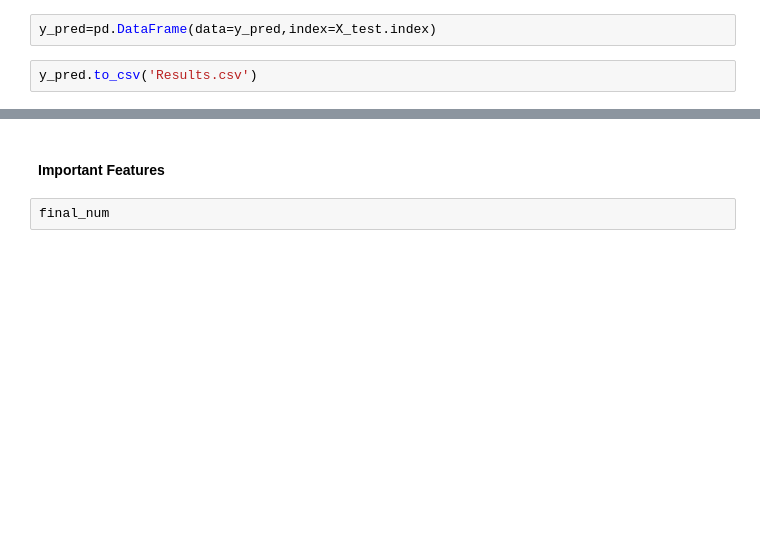
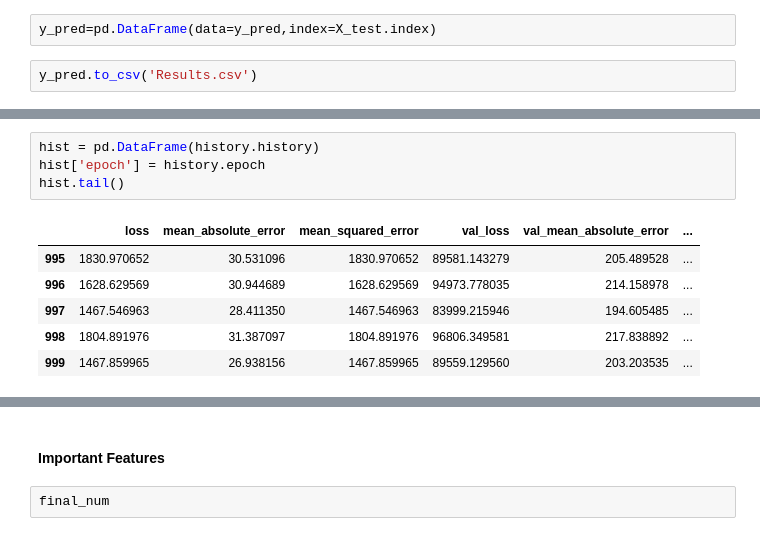
Before and after one commit to mohan-aditya05/credit_card_spend_regression, a Jupyter notebook: Credit Card Spend Prediction.ipynb, the cells around one changed output, grey strips where cells are left out. Drawn from its saved outputs; the diff is of its cells as text; blank space fills up the shorter version.

```diff
--- a/Credit Card Spend Prediction.ipynb
+++ b/Credit Card Spend Prediction.ipynb
@@ -886,0 +924,11 @@ y_pred.to_csv('Results.csv')
+# %%
+hist = pd.DataFrame(history.history)
+hist['epoch'] = history.epoch
+hist.tail()
+# %% [output]
+|  | loss | mean_absolute_error | mean_squared_error | val_loss | val_mean_absolute_error | ... |
+| 995 | 1830.970652 | 30.531096 | 1830.970652 | 89581.143279 | 205.489528 | ... |
+| 996 | 1628.629569 | 30.944689 | 1628.629569 | 94973.778035 | 214.158978 | ... |
+| 997 | 1467.546963 | 28.411350 | 1467.546963 | 83999.215946 | 194.605485 | ... |
+| 998 | 1804.891976 | 31.387097 | 1804.891976 | 96806.349581 | 217.838892 | ... |
+| 999 | 1467.859965 | 26.938156 | 1467.859965 | 89559.129560 | 203.203535 | ... |
```
Also changed, not shown: parts of 18 cells of this notebook.
